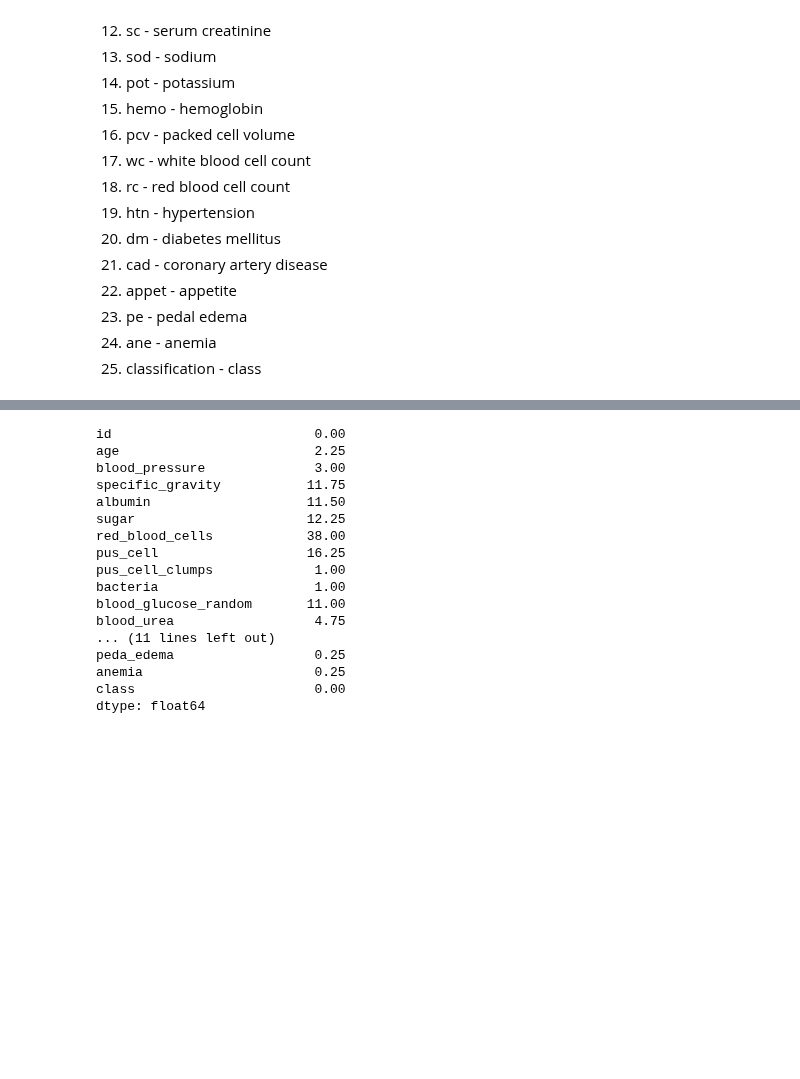
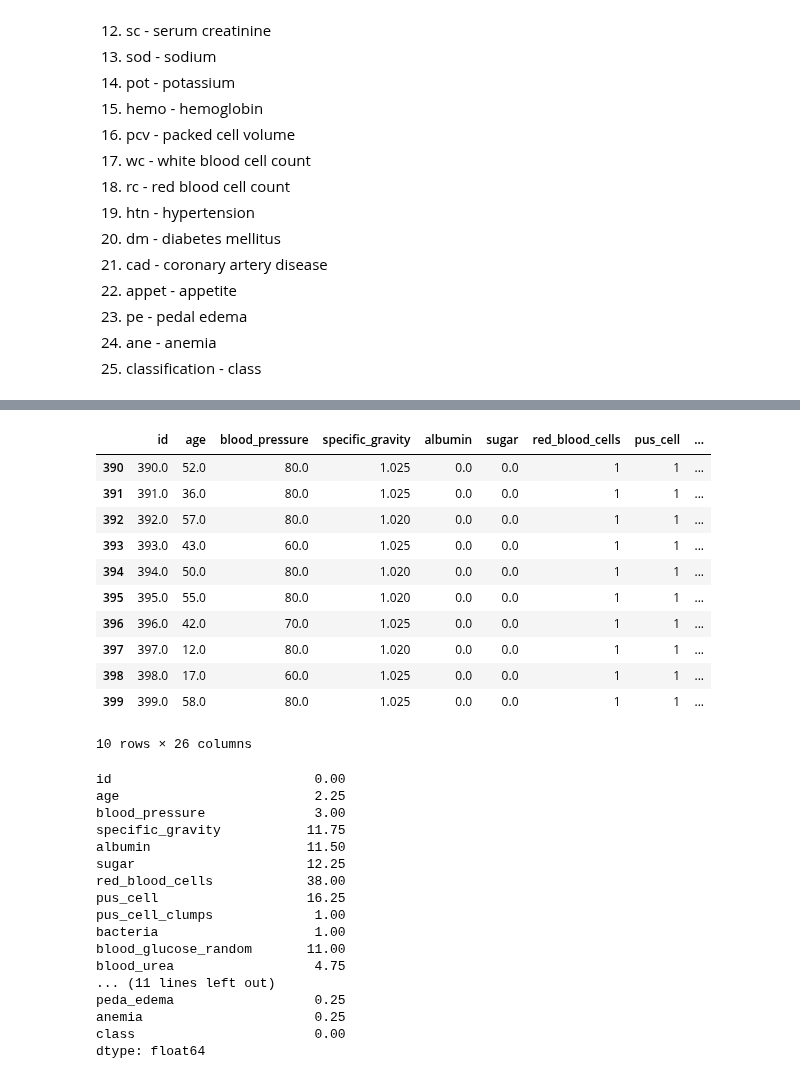
Before and after one commit to Winfry/Hospitali_Rafiki, a Jupyter notebook: KindneyHospital.ipynb, the cells around one changed output, grey strips where cells are left out. Cells and saved outputs as stored; diff of their text form; code cells hidden in the pictures; blank space fills up the shorter version.

```diff
--- a/KindneyHospital.ipynb
+++ b/KindneyHospital.ipynb
@@ -275,6 +285,21 @@ df.describe(include="all").transpose()
 | peda_edema | 399 | 2 | no | 323 | NaN | NaN | NaN | NaN | NaN | NaN | NaN |
 | anemia | 399 | 2 | no | 339 | NaN | NaN | NaN | NaN | NaN | NaN | NaN |
 | class | 400 | 3 | ckd | 248 | NaN | NaN | NaN | NaN | NaN | NaN | NaN |
+# %%
+df.tail(10)
+# %% [output]
+|  | id | age | blood_pressure | specific_gravity | albumin | sugar | red_blood_cells | pus_cell | ... |
+| 390 | 390.0 | 52.0 | 80.0 | 1.025 | 0.0 | 0.0 | 1 | 1 | ... |
+| 391 | 391.0 | 36.0 | 80.0 | 1.025 | 0.0 | 0.0 | 1 | 1 | ... |
+| 392 | 392.0 | 57.0 | 80.0 | 1.020 | 0.0 | 0.0 | 1 | 1 | ... |
+| 393 | 393.0 | 43.0 | 60.0 | 1.025 | 0.0 | 0.0 | 1 | 1 | ... |
+| 394 | 394.0 | 50.0 | 80.0 | 1.020 | 0.0 | 0.0 | 1 | 1 | ... |
+| 395 | 395.0 | 55.0 | 80.0 | 1.020 | 0.0 | 0.0 | 1 | 1 | ... |
+| 396 | 396.0 | 42.0 | 70.0 | 1.025 | 0.0 | 0.0 | 1 | 1 | ... |
+| 397 | 397.0 | 12.0 | 80.0 | 1.020 | 0.0 | 0.0 | 1 | 1 | ... |
+| 398 | 398.0 | 17.0 | 60.0 | 1.025 | 0.0 | 0.0 | 1 | 1 | ... |
+| 399 | 399.0 | 58.0 | 80.0 | 1.025 | 0.0 | 0.0 | 1 | 1 | ... |
+10 rows × 26 columns
 # %%
 # looking for the number of missing observations
 # In the code below a boolean is being tried on each observation asking if the observation is missing or not
```
Also changed, not shown: parts of 3 cells of this notebook.
